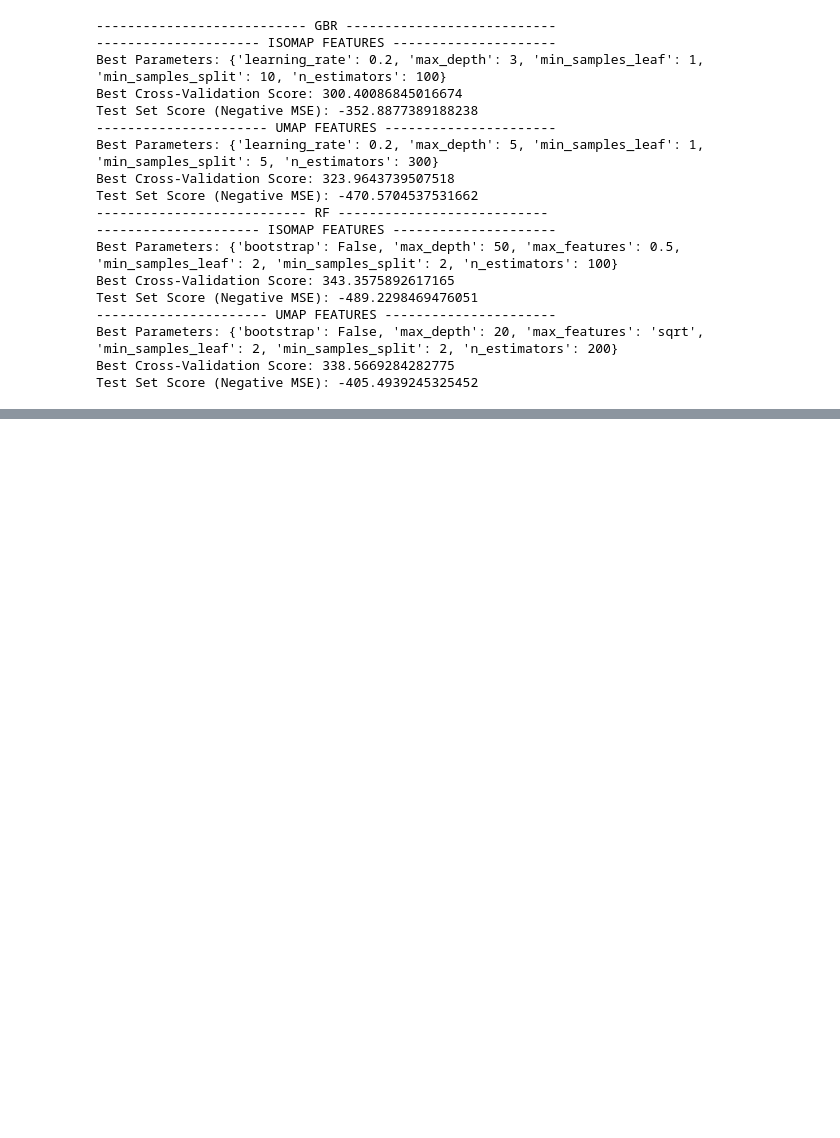
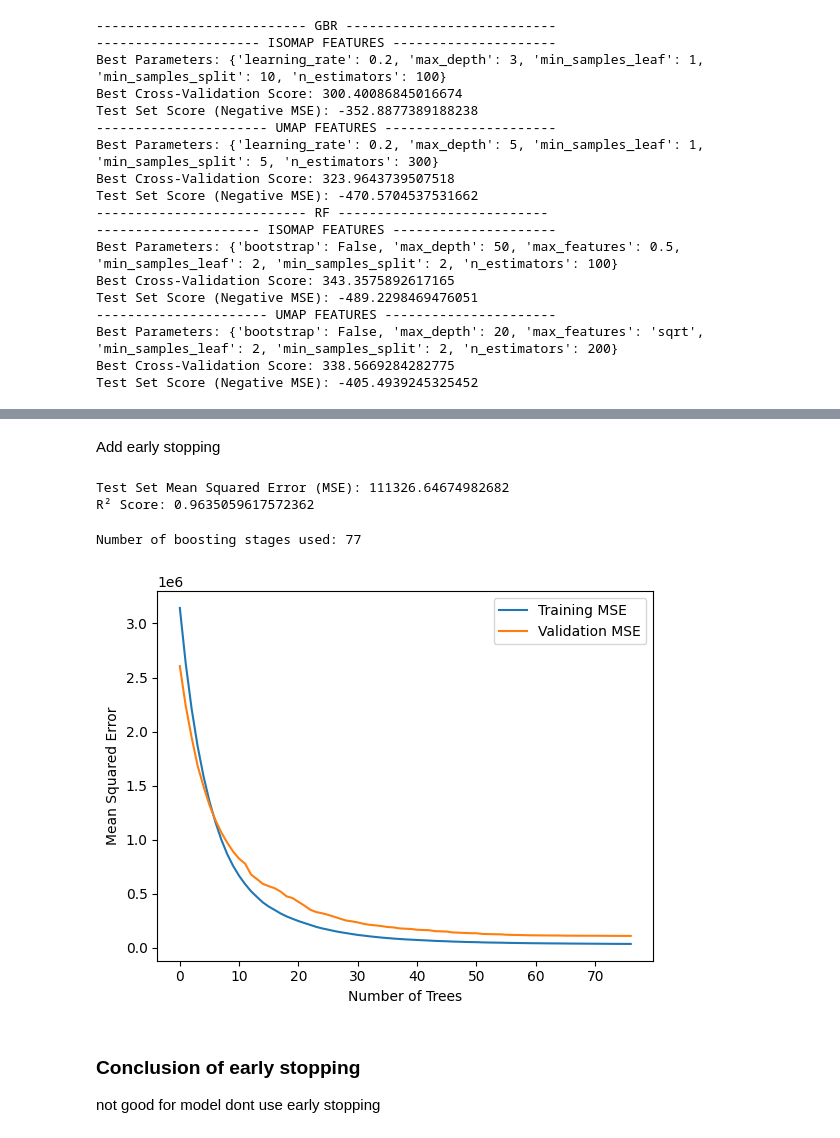
Before and after one commit to Zezoo123/DeFi-Arbitrage-and-Prediction-Tool, a Jupyter notebook: neural_networks/my_model.ipynb, the cells around one changed output, grey strips where cells are left out. Cells and saved outputs as stored; diff of their text form; code cells hidden in the pictures; blank space fills up the shorter version.

Commit message:
Test early stopping on my model

```diff
--- a/neural_networks/my_model.ipynb
+++ b/neural_networks/my_model.ipynb
@@ -341,0 +387,48 @@ Test Set Score (Negative MSE): -405.4939245325452
+# %% [markdown]
+Add early stopping
+# %%
+gbr = GradientBoostingRegressor(
+    learning_rate=0.1,        # Chosen learning rate
+    max_depth=2,               # Chosen depth from best results
+    n_estimators=1000,         # Start with a high number of estimators
+    validation_fraction=0.1,   # 10% of training data for validation
+    n_iter_no_change=10,       # Stop if no improvement for 10 rounds
+    tol=0.001,                  # Minimum change to qualify as an improvement
+    random_state=42            # Ensure reproducibility
+)
+
+gbr.fit(X_train, y_train)
+
+y_pred = gbr.predict(X_test)
+test_mse = mean_squared_error(y_test, y_pred)
+r2 = r2_score(y_test, y_pred)
+print("Test Set Mean Squared Error (MSE):", test_mse)
+print("R² Score:", r2)
+# %% [output]
+Test Set Mean Squared Error (MSE): 111326.64674982682
+R² Score: 0.9635059617572362
+# %%
+print("Number of boosting stages used:", gbr.n_estimators_)
+# %% [output]
+Number of boosting stages used: 77
+# %%
+train_scores = []
+val_scores = []
+
+for y_train_pred, y_val_pred in zip(gbr.staged_predict(X_train), gbr.staged_predict(X_test)):
+    train_scores.append(mean_squared_error(y_train, y_train_pred))
+    val_scores.append(mean_squared_error(y_test, y_val_pred))
+
+plt.plot(train_scores, label='Training MSE')
+plt.plot(val_scores, label='Validation MSE')
+plt.xlabel('Number of Trees')
+plt.ylabel('Mean Squared Error')
+plt.legend()
+plt.show()
+# %% [output]
+[figure, added]
+# %% [markdown]
+### Conclusion of early stopping
+
+not good for model
+dont use early stopping
```
Also changed, not shown: parts of 5 cells of this notebook.
